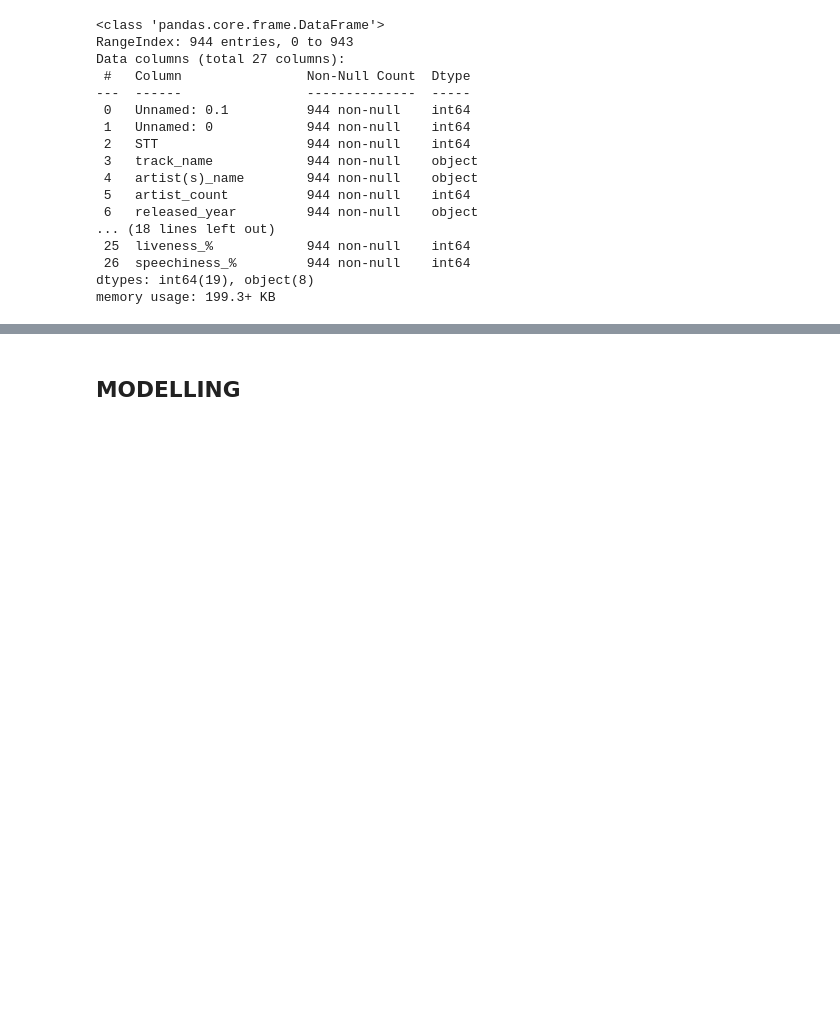
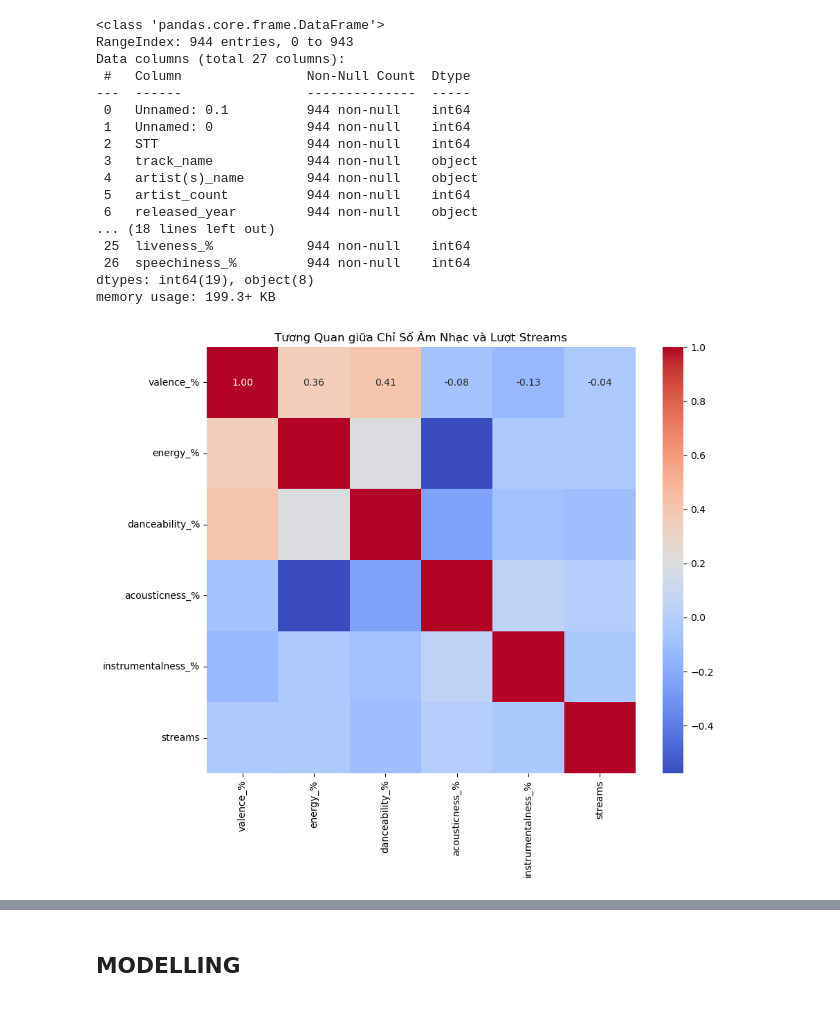
Before and after one commit to ngocmaj/PTDL, a Jupyter notebook: nhap.ipynb, the cells around one changed output, grey strips where cells are left out. Cells and saved outputs as stored; diff of their text form; code cells hidden in the pictures; blank space fills up the shorter version.

Commit message:
tương quan

```diff
--- a/nhap.ipynb
+++ b/nhap.ipynb
@@ -577,3 +591,21 @@ Data columns (total 27 columns):
  26  speechiness_%         944 non-null    int64
 dtypes: int64(19), object(8)
 memory usage: 199.3+ KB
+# %%
+# Chuyển đổi chuỗi số trong cột "streams" thành dạng số thực
+df['streams'] = df['streams'].str.replace(',', '').astype(float)
+
+# Chọn các chỉ số âm nhạc và lượt streams
+music_features = ['valence_%', 'energy_%', 'danceability_%', 'acousticness_%', 'instrumentalness_%', 'streams']
+data = df[music_features]
+
+# Tính ma trận tương quan
+correlation_matrix = data.corr()
+
+# Trực quan hóa ma trận tương quan bằng heatmap
+plt.figure(figsize=(10, 8))
+sns.heatmap(correlation_matrix, annot=True, cmap='coolwarm', fmt=".2f")
+plt.title('Tương Quan giữa Chỉ Số Âm Nhạc và Lượt Streams')
+plt.show()
+# %% [output]
+[figure, added]
```
Also changed, not shown: parts of 8 cells of this notebook.
